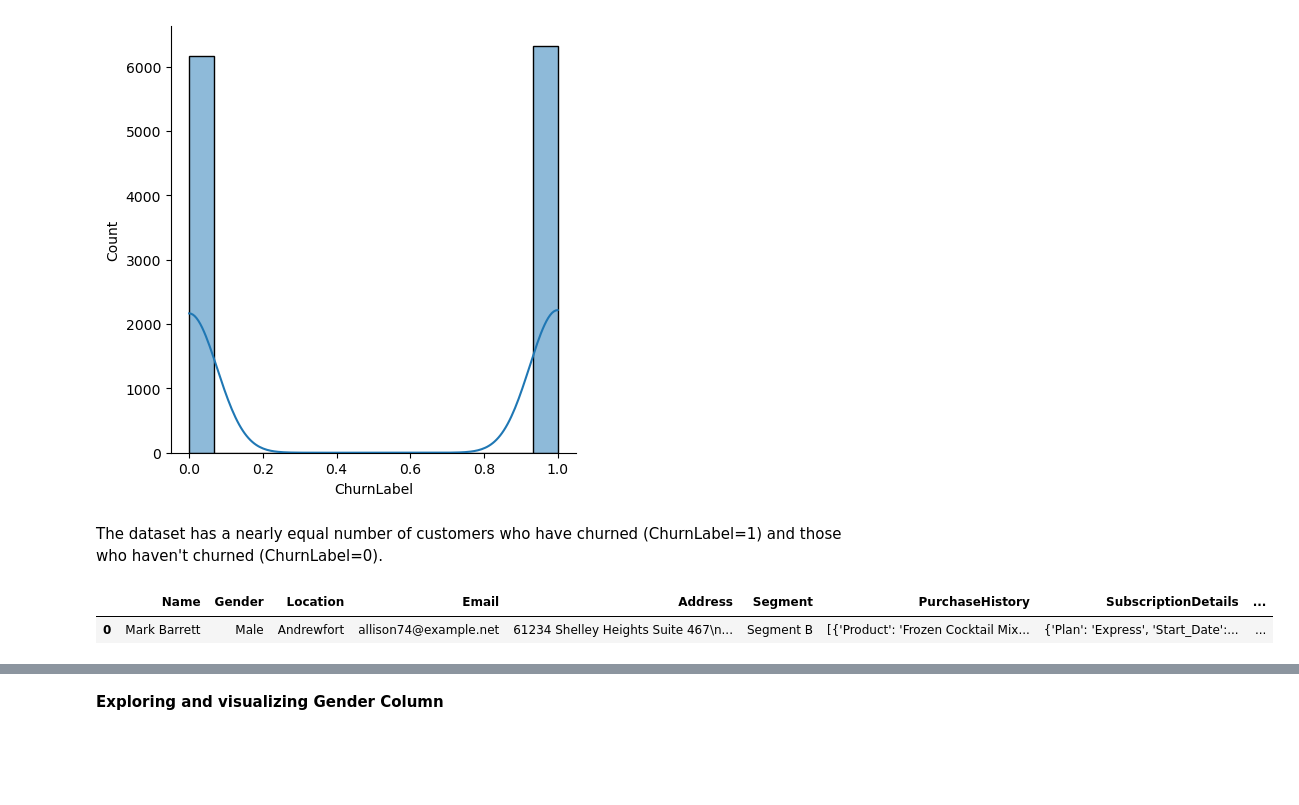
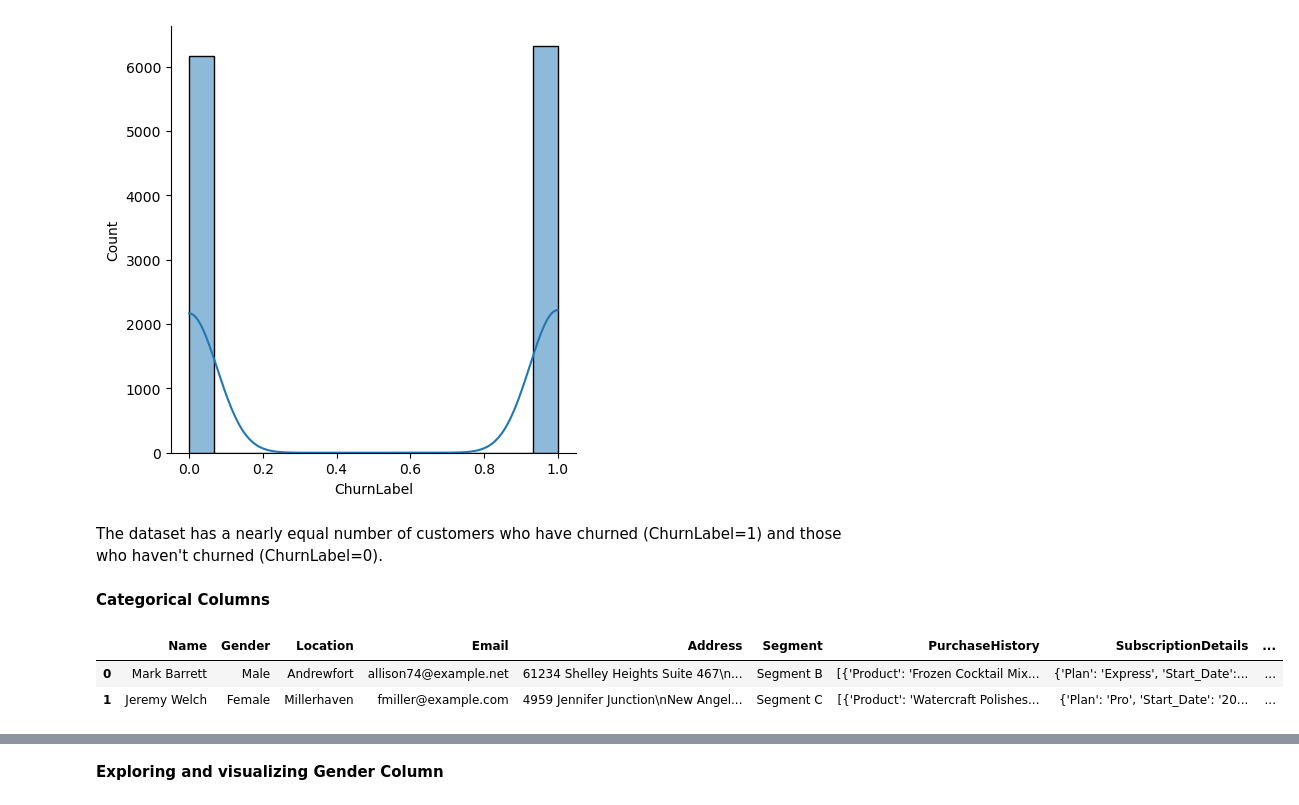
Before and after one commit to joachinhimself/Customer-Churn-Analysis, a Jupyter notebook: Notebook/Customer Churn.ipynb, the cells around one changed output, grey strips where cells are left out. Cells and saved outputs as stored; diff of their text form; code cells hidden in the pictures; blank space fills up the shorter version.

```diff
--- a/Notebook/Customer Churn.ipynb
+++ b/Notebook/Customer Churn.ipynb
@@ -215,23 +380,26 @@ sns.displot(df['ChurnLabel'],kde = True)
 [figure]
 # %% [markdown]
 The dataset has a nearly equal number of customers who have churned (ChurnLabel=1) and those who haven't churned (ChurnLabel=0).
+# %% [markdown]
+**Categorical Columns**
 # %%
 df_categorical = df[['Name',
                      'Gender',
                      'Location',
                      'Email',
                      'Address',
                      'Segment',
                      'PurchaseHistory',
                      'SubscriptionDetails',
                      'ServiceInteractions',
                      'PaymentHistory',
                      'WebsiteUsage',
                      'ClickstreamData',
                      'EngagementMetrics',
                      'Feedback',
                      'MarketingCommunication']]
-df_categorical.head(1)
+df_categorical.head(2)
 # %% [output]
 |  | Name | Gender | Location | Email | Address | Segment | PurchaseHistory | SubscriptionDetails | ... |
 | 0 | Mark Barrett | Male | Andrewfort | allison74@example.net | 61234 Shelley Heights Suite 467\n... | Segment B | [{'Product': 'Frozen Cocktail Mix... | {'Plan': 'Express', 'Start_Date':... | ... |
+| 1 | Jeremy Welch | Female | Millerhaven | fmiller@example.com | 4959 Jennifer Junction\nNew Angel... | Segment C | [{'Product': 'Watercraft Polishes... | {'Plan': 'Pro', 'Start_Date': '20... | ... |
```
Also changed, not shown: parts of 225 cells of this notebook, 1 other file.
